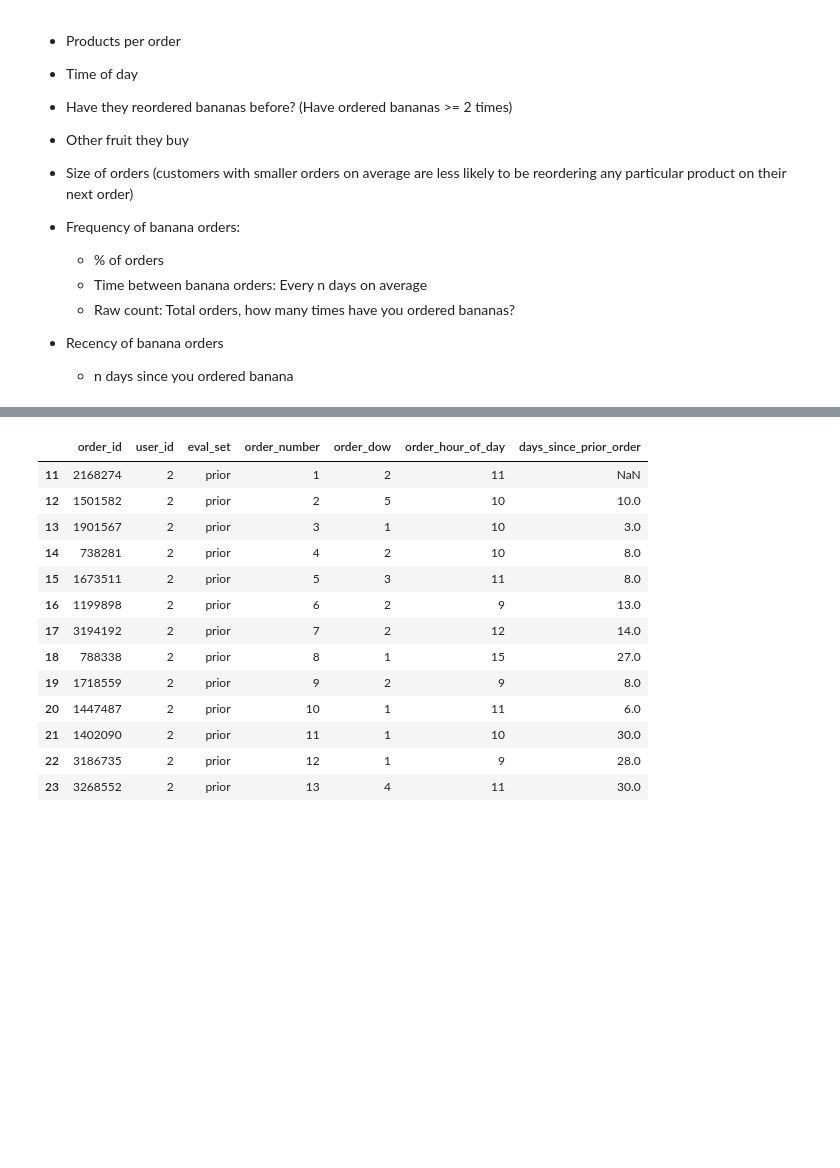
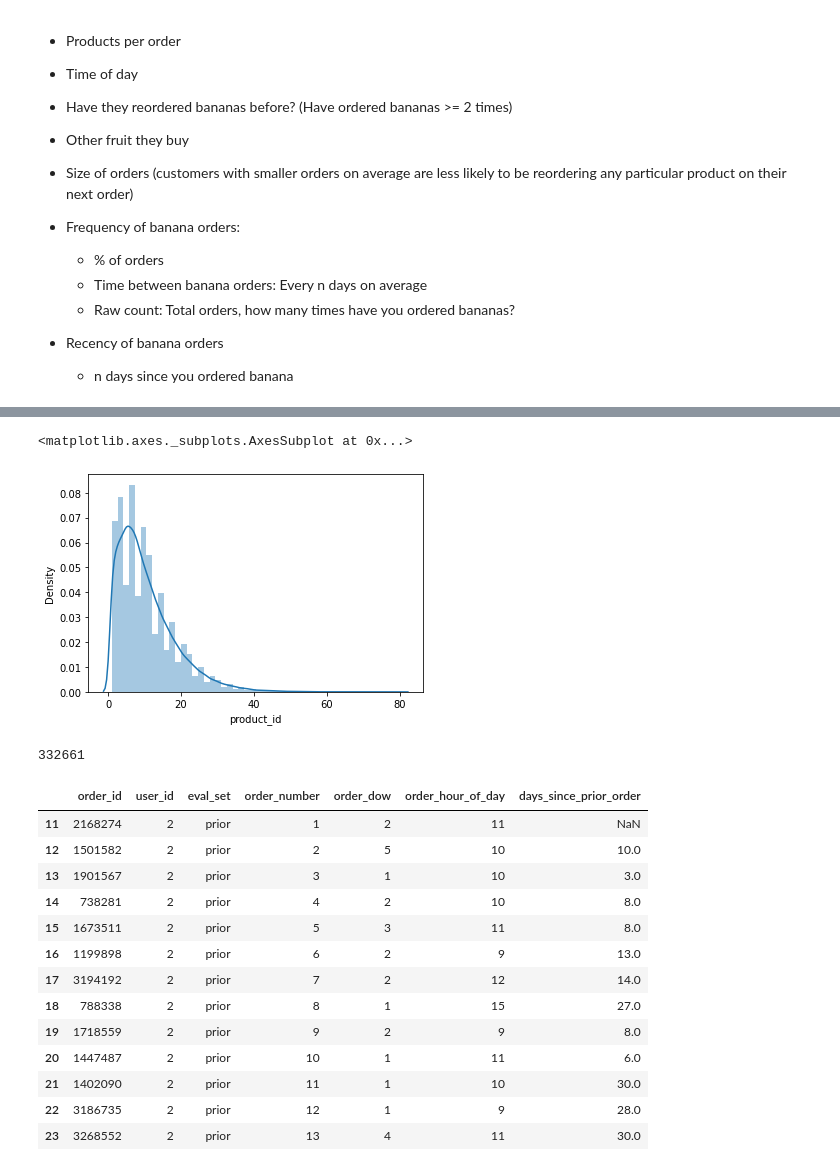
Before and after one commit to austinlasseter/DS-Unit-2-Applied-Modeling, a Jupyter notebook: module2-wrangle-ml-datasets/232_responses.ipynb, the cells around one changed output, grey strips where cells are left out. Drawn from its saved outputs; the diff is of its cells as text; code cells hidden in the pictures; blank space fills up the shorter version.

```diff
--- a/module2-wrangle-ml-datasets/232_responses.ipynb
+++ b/module2-wrangle-ml-datasets/232_responses.ipynb
@@ -504,0 +496,4 @@ len(orders_subset)
+# %%
+# Size of orders (how many products in an order?)
+product_order_counts = train.groupby(['order_id']).count()['product_id']
+product_order_counts
@@ -505,3 +527,15 @@ len(orders_subset)
+# %%
+# most orders have only a few products
+import seaborn as sns
+sns.distplot(product_order_counts)
+# %% [output]
+<matplotlib.axes._subplots.AxesSubplot at 0x...>
+[figure, added]
+# %%
+# remember the subset we created earlier? (it only has bananas)
+len(orders_subset)
+# %% [output]
+332661
 # %%
 # Pick out an individual user for exploration & experiments
 USER_ID = 2
```
Also changed, not shown: parts of 13 cells of this notebook.
